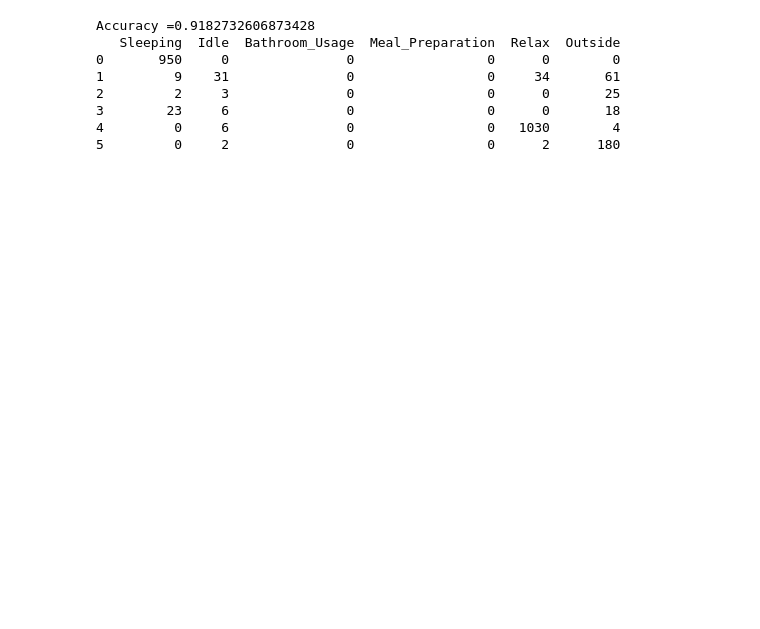
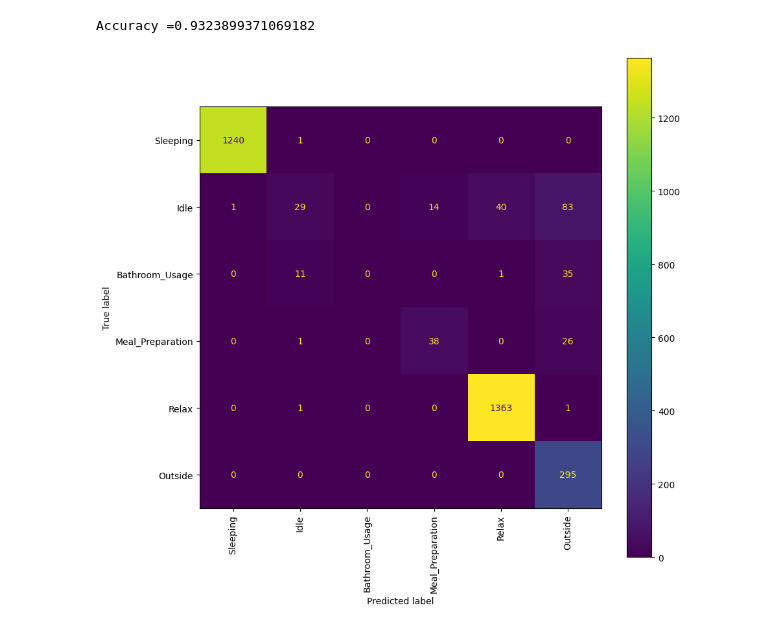
Before and after one commit to R3c5/Multi-Modal-Edge-AI, a Jupyter notebook: multi_modal_edge_ai/adl_inference/validating/cnn_playground.ipynb, the cells around one changed output. Cells and saved outputs as stored; diff of their text form; code cells hidden in the pictures; blank space fills up the shorter version.

```diff
--- a/multi_modal_edge_ai/adl_inference/validating/cnn_playground.ipynb
+++ b/multi_modal_edge_ai/adl_inference/validating/cnn_playground.ipynb
@@ -15,12 +15,10 @@ adl_encoder = Encoder(adls)
 # If you want to replace the existing 'Activity' column with encoded values
 adf['Activity'] = adf['Activity'].apply(adl_encoder.encode_label)
 
-# Assuming df is your DataFrame
-
 sensors = sdf['Sensor'].unique().tolist()
 
-model = CNNModel(6, 2, 400, sensors, len(adls), nn.ReLU(), nn.LogSoftmax(dim=-1))
+model = CNNModel(6, 3, 160, 300, sensors, len(adls), nn.ReLU(), nn.LogSoftmax(dim=-1))
 # %%
-result = split_and_validate(data=sdf, ground_truth=adf, model=model, labels=adls, label_encoder = adl_encoder, window_length_seconds=400, window_slide_seconds=200)
+result = split_and_validate(data=sdf, ground_truth=adf, model=model, labels=adls, label_encoder = adl_encoder, window_length_seconds=300, window_slide_seconds=150)
 # %% [output]
 Training started....
@@ -33,16 +40,15 @@ import pandas as pd
 
 print('\n')
 print('Accuracy =' + str(result[0]))
-cm = result[1]
-cm = pd.DataFrame(cm, columns=adls)
-pd.set_option("display.max_columns", 10)
-print(cm)
 # %% [output]
-Accuracy =0.9182732606873428
-   Sleeping  Idle  Bathroom_Usage  Meal_Preparation  Relax  Outside
-0       950     0               0                 0      0        0
-1         9    31               0                 0     34       61
-2         2     3               0                 0      0       25
-3        23     6               0                 0      0       18
-4         0     6               0                 0   1030        4
-5         0     2               0                 0      2      180
+Accuracy =0.9323899371069182
+# %%
+import matplotlib.pyplot as plt
+from sklearn import metrics
+
+cm_display = metrics.ConfusionMatrixDisplay(confusion_matrix = result[1], display_labels = adls)
+fig, ax = plt.subplots(figsize=(10,10))
+cm_display.plot(ax=ax, xticks_rotation='vertical')
+plt.show()
+# %% [output]
+[figure, added]
```
Also changed, not shown: parts of 1 cell of this notebook, 11 other files.
